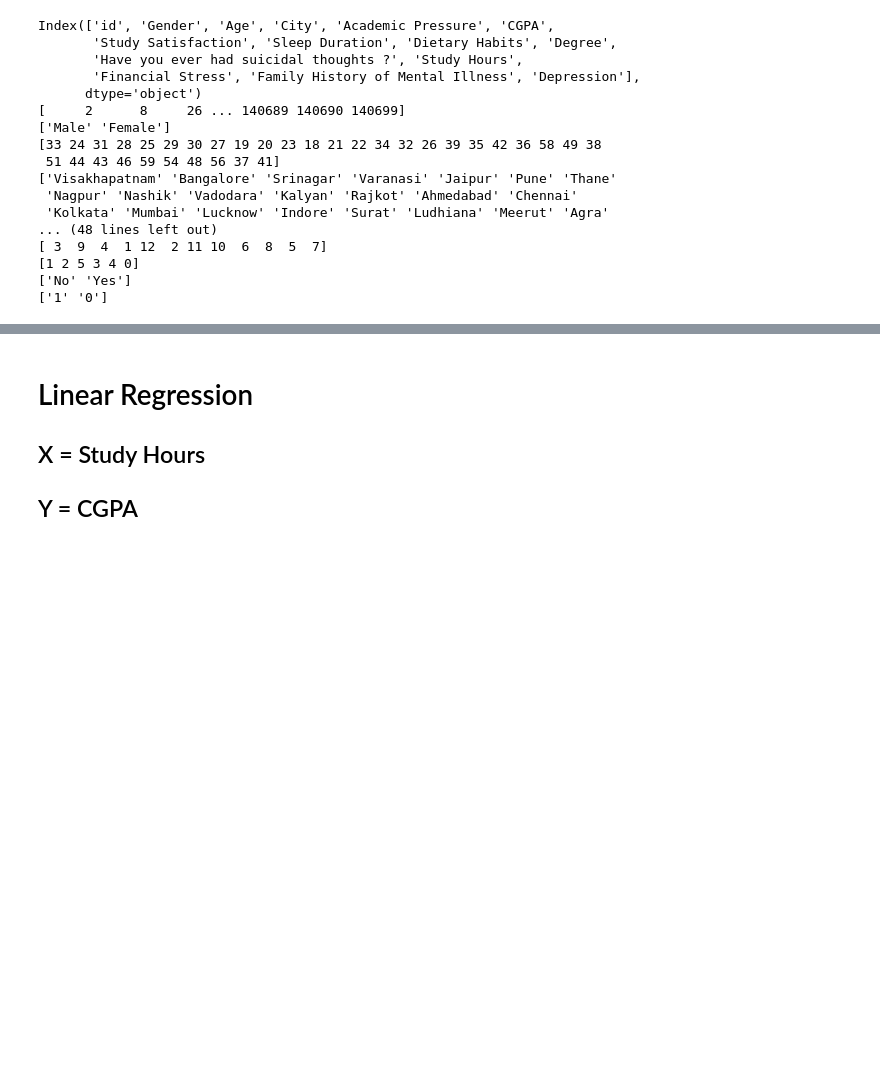
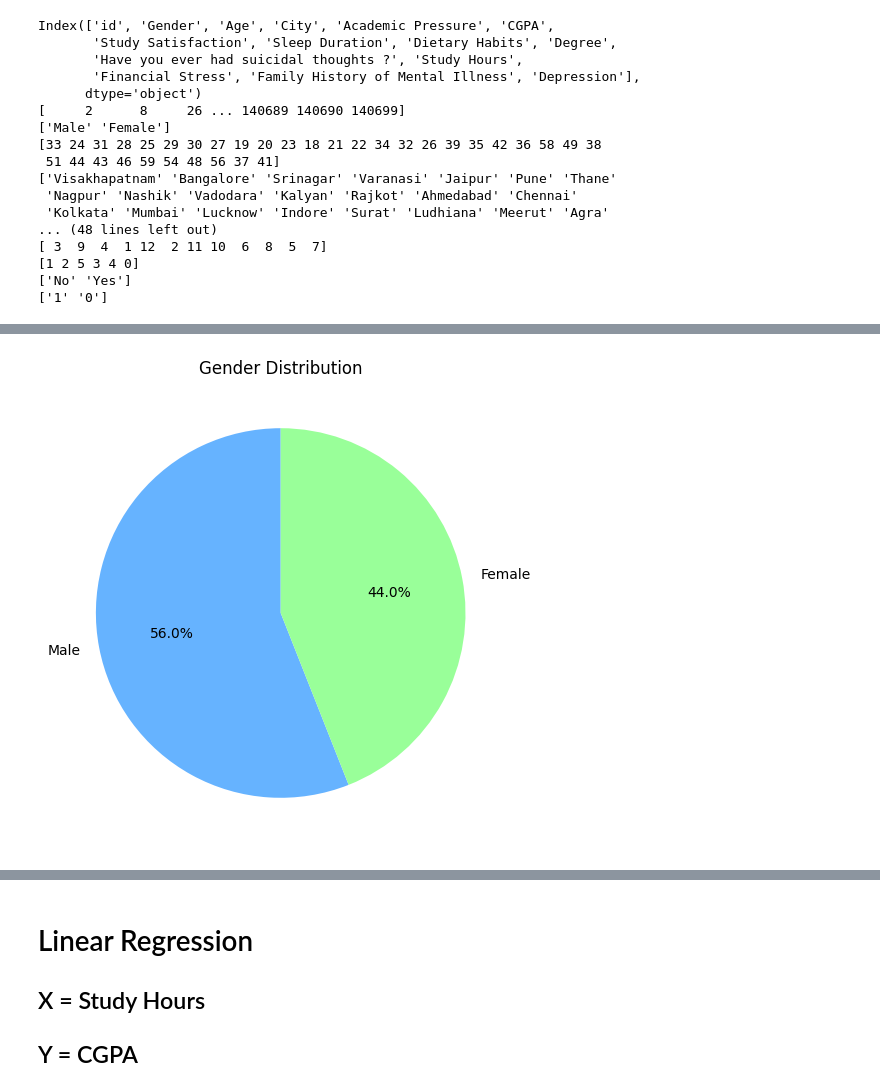
Before and after one commit to tr-ggr/MentalHealthStudents_AppliedAI, a Jupyter notebook: main.ipynb, the cells around one changed output, grey strips where cells are left out. Saved outputs shown, nothing was run; the diff lists cells and outputs as text; code cells hidden in the pictures; blank space fills up the shorter version.

```diff
--- a/main.ipynb
+++ b/main.ipynb
@@ -220,0 +253,12 @@ Length: 26164, dtype: bool
+# %%
+#Gender Distribution
+gender_counts = data['Gender'].value_counts()  # Count the occurrences of each gender
+
+# Create a pie chart
+plt.figure(figsize=(8, 6))
+gender_counts.plot.pie(autopct='%1.1f%%', startangle=90, colors=['#66b3ff', '#99ff99', '#ffb3e6'])
+plt.title('Gender Distribution')
+plt.ylabel('')  # Remove y-axis label
+plt.show()
+# %% [output]
+[figure, added]
```
Also changed, not shown: parts of 19 cells of this notebook.
